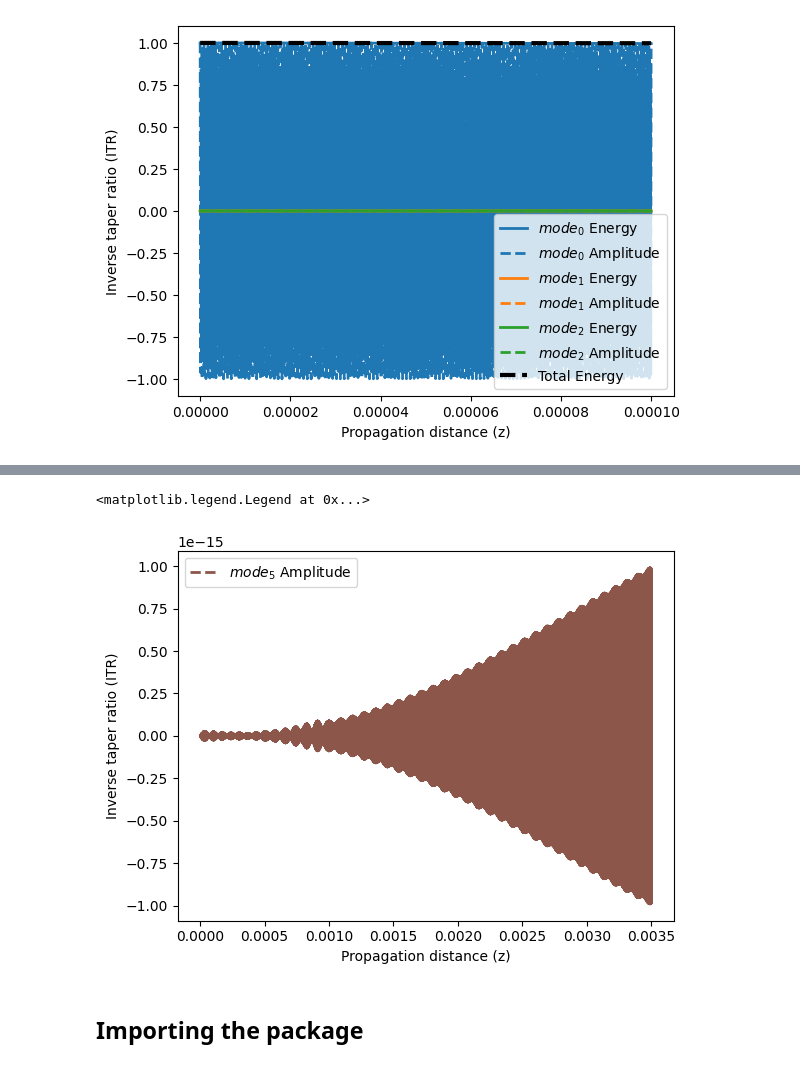
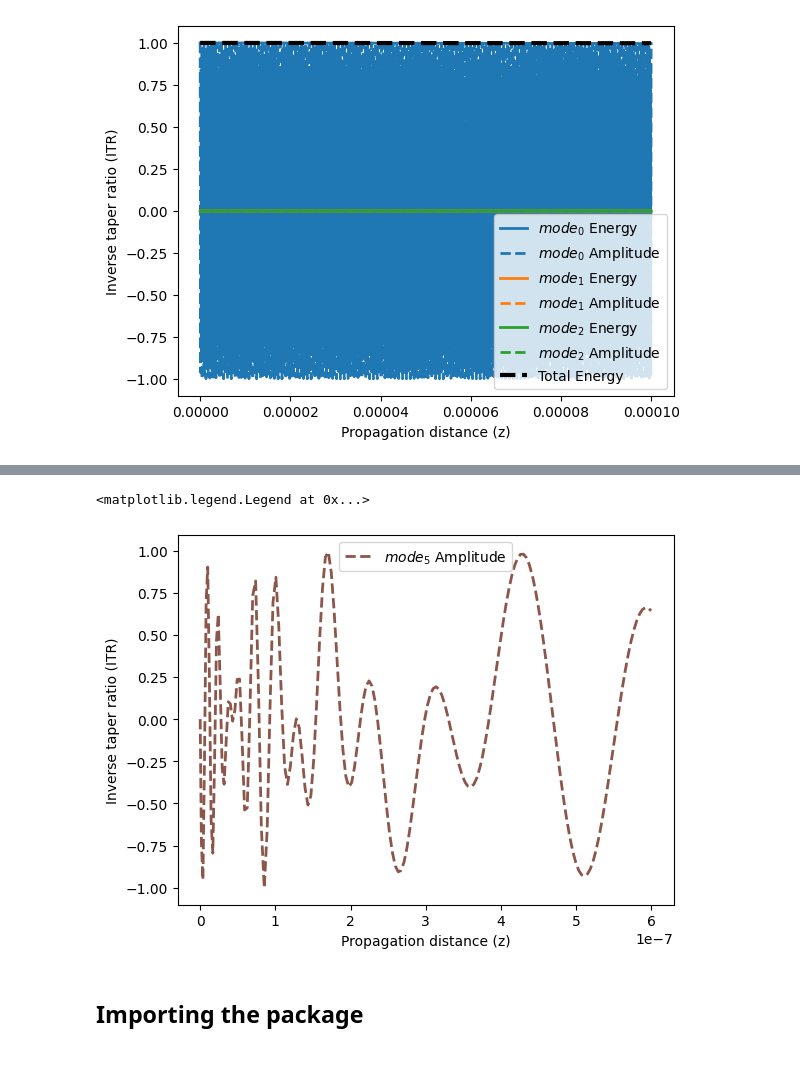
Before and after one commit to kabume/Bast, a Jupyter notebook: notebook.ipynb, the cells around one changed output, grey strips where cells are left out. Drawn from its saved outputs; the diff is of its cells as text; code cells hidden in the pictures.

```diff
--- a/notebook.ipynb
+++ b/notebook.ipynb
@@ -243,17 +232,17 @@ TypeError: cannot unpack non-iterable Propagation object
 # %%
-profile = AlphaProfile(symmetric=False, add_end_of_taper_section=True)
+profile = AlphaProfile()
 
 profile.add_taper_segment(
     alpha=0,
-    initial_heating_length=5e-3,
-    stretching_length=2e-3,
+    initial_heating_length=0.2e-6,
+    stretching_length=1e-6,
 )
 
 profile.initialize()
 
 propagation = workflow.superset.propagate(
     profile=profile,
-    initial_amplitude=[1, 0, 0, 0, 0, 0],
+    initial_amplitude=[0, 0, 1, 0, 0, 0],
     add_coupling = True,
     max_step = workflow.superset.wavelength / 400
 )
@@ -260,20 +258,21 @@ propagation = workflow.superset.propagate(
 # %%
 import matplotlib.pyplot as plt
-sub_sampling = 2
+sub_sampling = 1
 fig, ax = plt.subplots()
 ax.set(
     xlabel='Propagation distance (z)',
     ylabel='Inverse taper ratio (ITR)'
 )
 
 x_values = propagation.distance[::sub_sampling]
 
-y_amplitude = propagation.amplitudes[3, ::sub_sampling].real
+y_amplitude = propagation.amplitudes[0, ::sub_sampling].real
 ax.plot(x_values, y_amplitude, label=f'{mode.stylized_label} Amplitude', linewidth=2.0, linestyle='--', color=color)
 ax.legend()
+# plt.xlim(0, 0.0005)
 # %% [output]
 <matplotlib.legend.Legend at 0x...>
-[figure, old version]
+[figure, new version]
 # %% [markdown]
 ## Importing the package
 # %%
```
Also changed, not shown: parts of 4 cells of this notebook.
